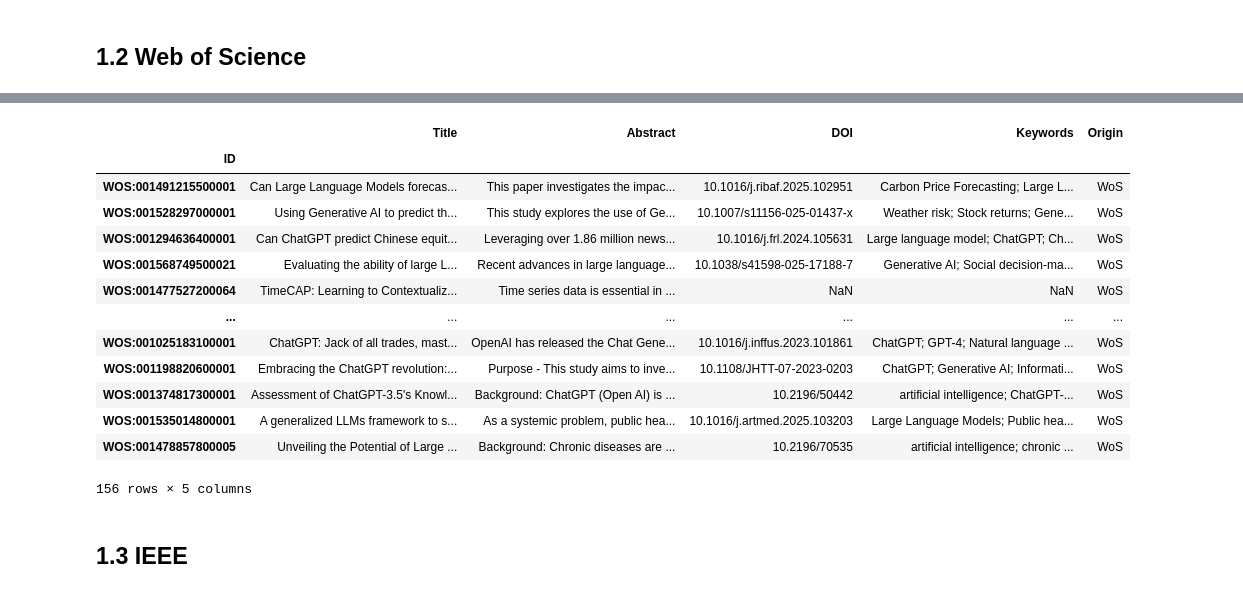
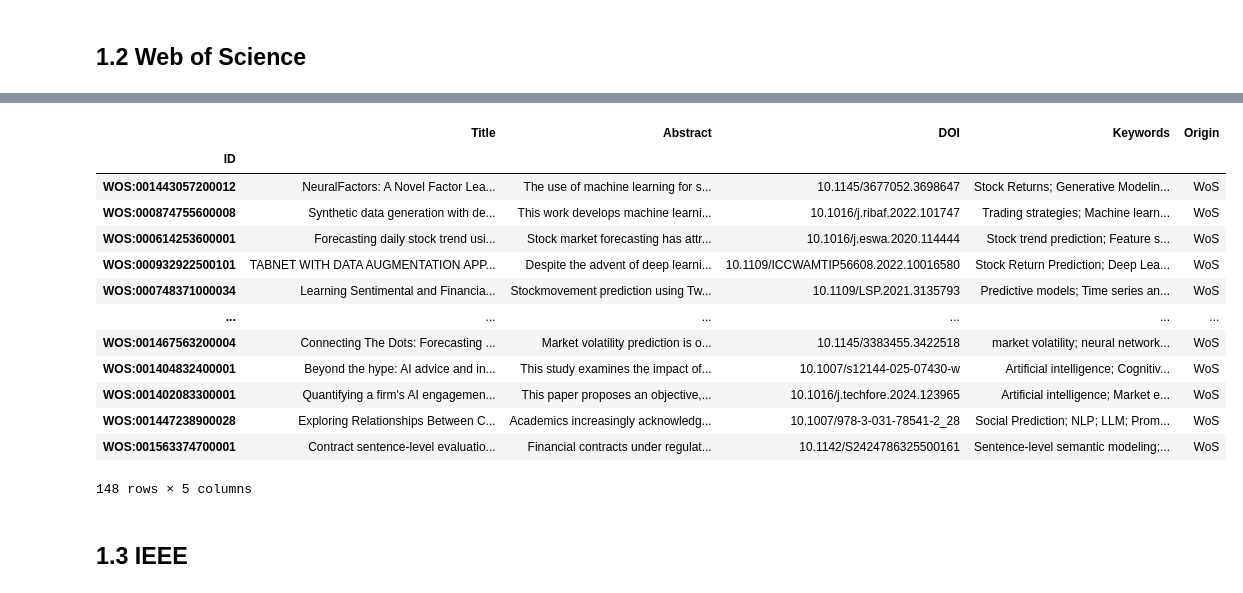
Before and after one commit to sondrehaneberg/literature-review, a Jupyter notebook: Screening/Screening.ipynb, the cells around one changed output, grey strips where cells are left out. Saved outputs shown, nothing was run; the diff lists cells and outputs as text; code cells hidden in the pictures.

```diff
--- a/Screening/Screening.ipynb
+++ b/Screening/Screening.ipynb
@@ -49,8 +49,7 @@ clean_scopus_df
 # %% [markdown]
 ## 1.2 Web of Science
 # %%
-WoS_df = pd.read_csv("WoS.txt", sep="\t", dtype=str, engine="python", encoding="utf-8")
-
+WoS_df = pd.read_csv("WoS.csv")
 WoS_df
 # %% [output]
 |  | PT | AU | BA | BE | GP | AF | BF | CA | TI | SO | ... | ... |
@@ -69,26 +68,23 @@ WoS_df
 # %%
 clean_WoS_df = WoS_df[["UT", "TI", "AB", "DI", "DE"]].set_index("UT")
 clean_WoS_df.columns = ["Title", "Abstract", "DOI", "Keywords"]
-clean_scopus_df["ID"] = np.where(pd.isna(clean_scopus_df["DOI"]), scopus_df["EID"], clean_scopus_df["DOI"])
-clean_scopus_df = clean_scopus_df.set_index("ID")
 clean_WoS_df["Origin"] = "WoS"
 clean_WoS_df.index.name = "ID"
-
 clean_WoS_df
 # %% [output]
 |  | Title | Abstract | DOI | Keywords | Origin |
 | ID |  |  |  |  |  |
-| WOS:001491215500001 | Can Large Language Models forecas... | This paper investigates the impac... | 10.1016/j.ribaf.2025.102951 | Carbon Price Forecasting; Large L... | WoS |
-| WOS:001528297000001 | Using Generative AI to predict th... | This study explores the use of Ge... | 10.1007/s11156-025-01437-x | Weather risk; Stock returns; Gene... | WoS |
-| WOS:001294636400001 | Can ChatGPT predict Chinese equit... | Leveraging over 1.86 million news... | 10.1016/j.frl.2024.105631 | Large language model; ChatGPT; Ch... | WoS |
-| WOS:001568749500021 | Evaluating the ability of large L... | Recent advances in large language... | 10.1038/s41598-025-17188-7 | Generative AI; Social decision-ma... | WoS |
-| WOS:001477527200064 | TimeCAP: Learning to Contextualiz... | Time series data is essential in ... | NaN | NaN | WoS |
+| WOS:001443057200012 | NeuralFactors: A Novel Factor Lea... | The use of machine learning for s... | 10.1145/3677052.3698647 | Stock Returns; Generative Modelin... | WoS |
+| WOS:000874755600008 | Synthetic data generation with de... | This work develops machine learni... | 10.1016/j.ribaf.2022.101747 | Trading strategies; Machine learn... | WoS |
+| WOS:000614253600001 | Forecasting daily stock trend usi... | Stock market forecasting has attr... | 10.1016/j.eswa.2020.114444 | Stock trend prediction; Feature s... | WoS |
+| WOS:000932922500101 | TABNET WITH DATA AUGMENTATION APP... | Despite the advent of deep learni... | 10.1109/ICCWAMTIP56608.2022.10016580 | Stock Return Prediction; Deep Lea... | WoS |
+| WOS:000748371000034 | Learning Sentimental and Financia... | Stockmovement prediction using Tw... | 10.1109/LSP.2021.3135793 | Predictive models; Time series an... | WoS |
 | ... | ... | ... | ... | ... | ... |
-| WOS:001025183100001 | ChatGPT: Jack of all trades, mast... | OpenAI has released the Chat Gene... | 10.1016/j.inffus.2023.101861 | ChatGPT; GPT-4; Natural language ... | WoS |
-| WOS:001198820600001 | Embracing the ChatGPT revolution:... | Purpose - This study aims to inve... | 10.1108/JHTT-07-2023-0203 | ChatGPT; Generative AI; Informati... | WoS |
-| WOS:001374817300001 | Assessment of ChatGPT-3.5's Knowl... | Background: ChatGPT (Open AI) is ... | 10.2196/50442 | artificial intelligence; ChatGPT-... | WoS |
-| WOS:001535014800001 | A generalized LLMs framework to s... | As a systemic problem, public hea... | 10.1016/j.artmed.2025.103203 | Large Language Models; Public hea... | WoS |
-| WOS:001478857800005 | Unveiling the Potential of Large ... | Background: Chronic diseases are ... | 10.2196/70535 | artificial intelligence; chronic ... | WoS |
+| WOS:001467563200004 | Connecting The Dots: Forecasting ... | Market volatility prediction is o... | 10.1145/3383455.3422518 | market volatility; neural network... | WoS |
+| WOS:001404832400001 | Beyond the hype: AI advice and in... | This study examines the impact of... | 10.1007/s12144-025-07430-w | Artificial intelligence; Cognitiv... | WoS |
+| WOS:001402083300001 | Quantifying a firm's AI engagemen... | This paper proposes an objective,... | 10.1016/j.techfore.2024.123965 | Artificial intelligence; Market e... | WoS |
+| WOS:001447238900028 | Exploring Relationships Between C... | Academics increasingly acknowledg... | 10.1007/978-3-031-78541-2_28 | Social Prediction; NLP; LLM; Prom... | WoS |
+| WOS:001563374700001 | Contract sentence-level evaluatio... | Financial contracts under regulat... | 10.1142/S2424786325500161 | Sentence-level semantic modeling;... | WoS |
-156 rows × 5 columns
+148 rows × 5 columns
 # %% [markdown]
 ## 1.3 IEEE
```
Also changed, not shown: parts of 18 cells of this notebook, 8 other files.
